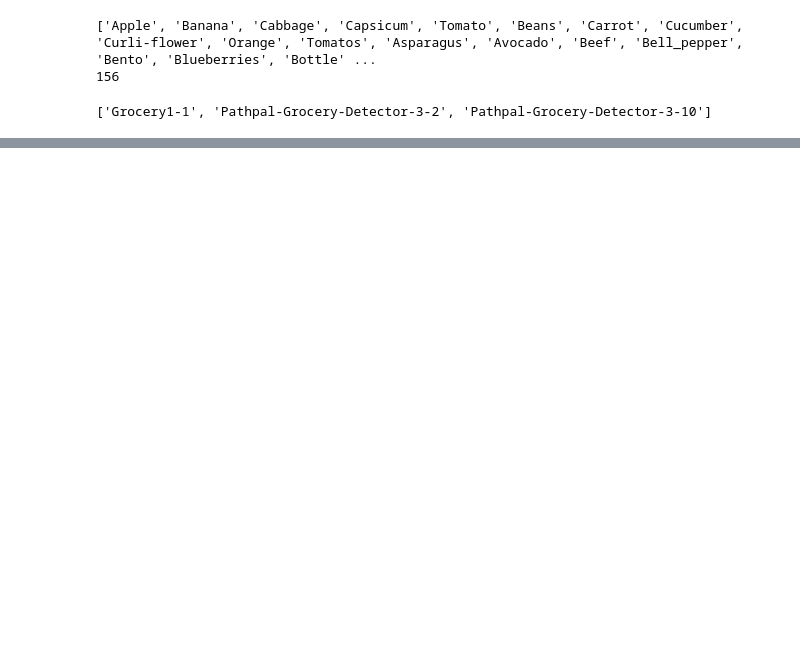
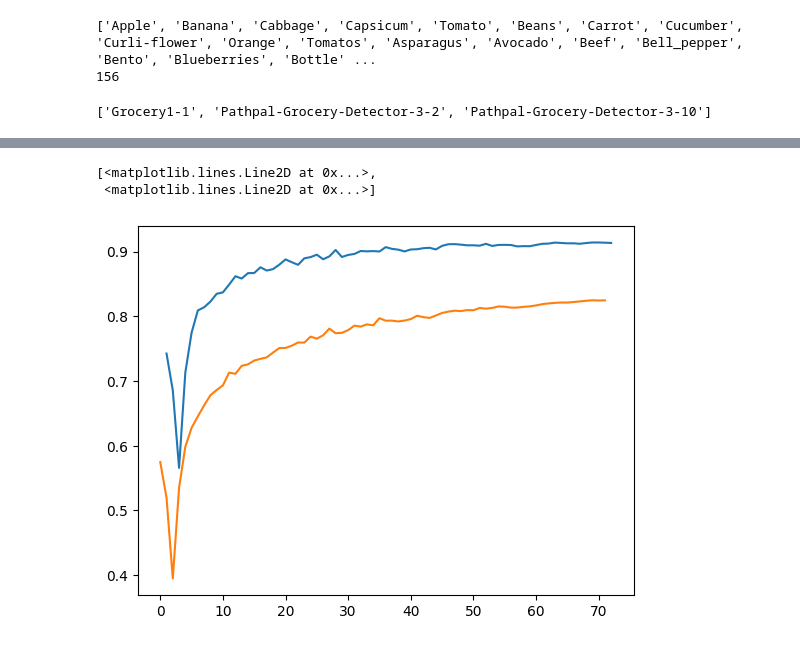
Before and after one commit to EgnaldCela/SiMagna, a Jupyter notebook: temp.ipynb, the cells around one changed output, grey strips where cells are left out. Drawn from its saved outputs; the diff is of its cells as text; code cells hidden in the pictures; blank space fills up the shorter version.

```diff
--- a/temp.ipynb
+++ b/temp.ipynb
@@ -157,2 +157,20 @@ plt.show()
 [figure]
 [figure]
+# %%
+import csv
+import pandas as pd
+# Replace 'your_file.csv' with the actual CSV filename inside the directory
+csv_path = "runs/detect/from_scratch_bs32/results.csv"  # example filename
+with open(csv_path, "r", encoding="utf8") as csvfile:
+	lst = list(csv.reader(csvfile))
+array = np.array(lst)
+# print(array)
+
+results = pd.read_csv("runs/detect/from_scratch_bs32/results.csv")
+mAP5095 = np.array(results["metrics/mAP50-95(B)"])
+mAP50 = results["metrics/mAP50(B)"]
+plt.plot(results["epoch"], mAP50, mAP5095)
+# %% [output]
+[<matplotlib.lines.Line2D at 0x...>,
+ <matplotlib.lines.Line2D at 0x...>]
+[figure, added]
```
Also changed, not shown: parts of 1 cell of this notebook, 48 other files.
